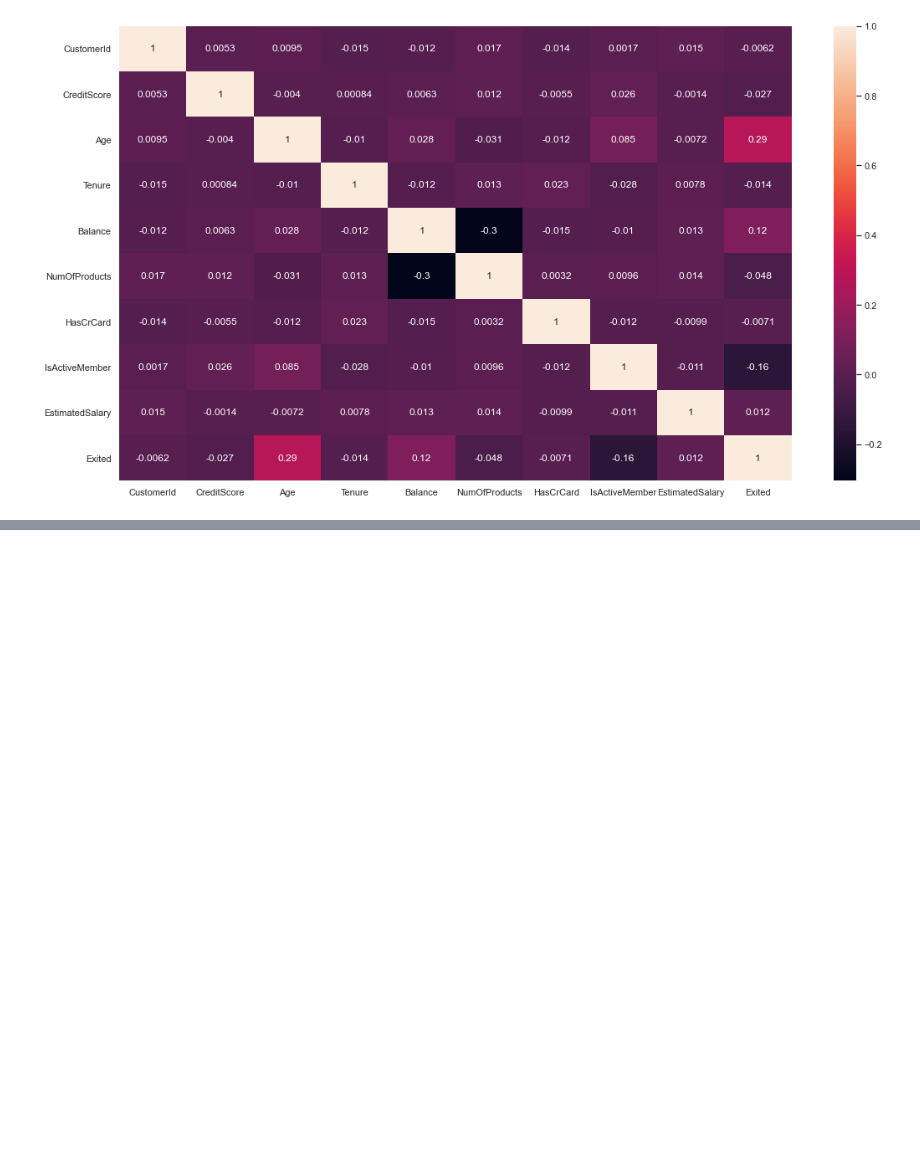
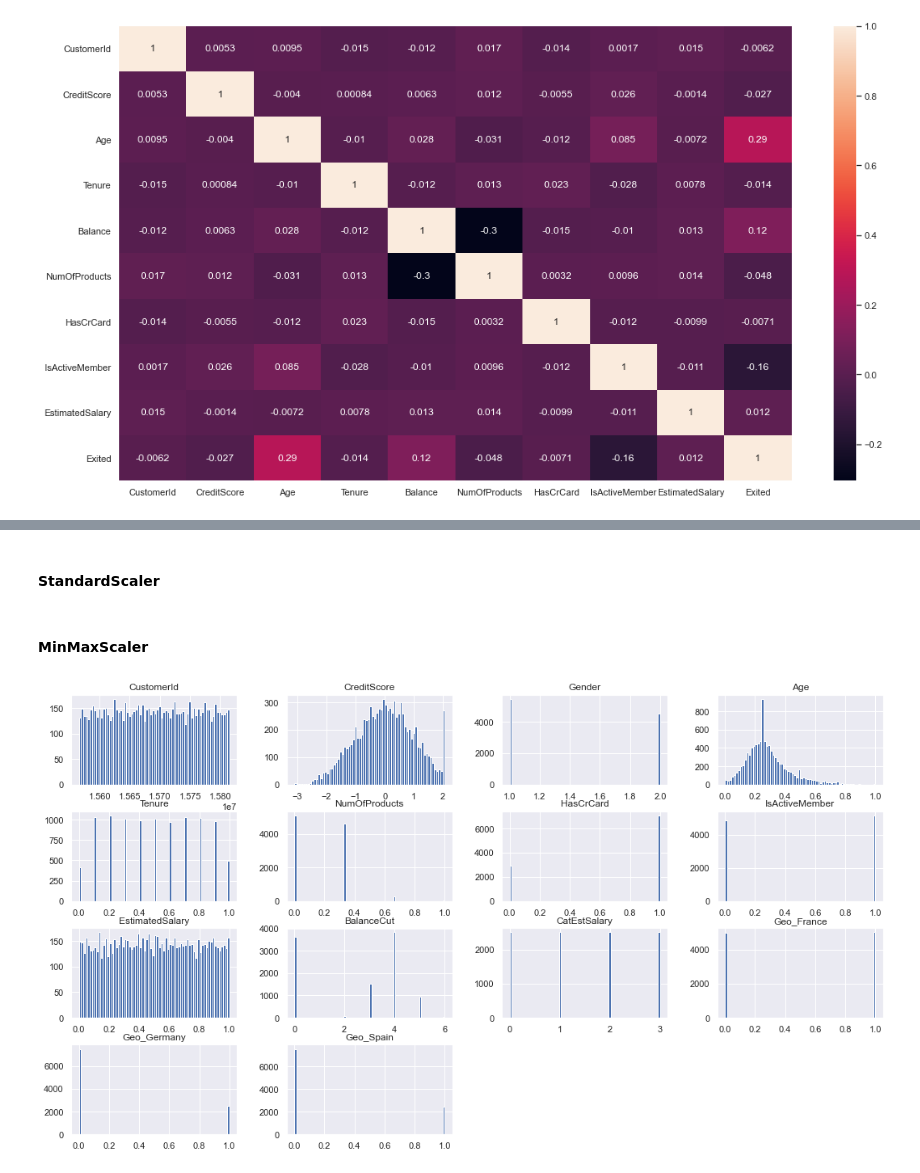
Before and after one commit to felipedmnq/churn-prediction, a Jupyter notebook: notebooks/C1_churn.ipynb, the cells around one changed output, grey strips where cells are left out. Cells and saved outputs as stored; diff of their text form; code cells hidden in the pictures; blank space fills up the shorter version.

```diff
--- a/notebooks/C1_churn.ipynb
+++ b/notebooks/C1_churn.ipynb
@@ -601,0 +613,28 @@ df4['CatEstSalary'] = encoder.fit_transform(np.array(df4['CatEstSalary']).reshap
+# %% [markdown]
+#### StandardScaler
+# %%
+# Credit Score - distribution close to a normal.
+
+ss = StandardScaler()
+
+df4['CreditScore'] = ss.fit_transform(df4[['CreditScore']].values)
+# %% [markdown]
+#### MinMaxScaler
+# %%
+mms = MinMaxScaler()
+
+# Age
+df4['Age'] = mms.fit_transform(df4[['Age']].values)
+
+# Tenure
+df4['Tenure'] = mms.fit_transform(df4[['Tenure']].values)
+
+# Estimated Salary
+df4['EstimatedSalary'] = mms.fit_transform(df4[['EstimatedSalary']].values)
+
+# Num of products
+df4['NumOfProducts'] = mms.fit_transform(df4[['NumOfProducts']].values)
+# %%
+df4.hist(bins=70);
+# %% [output]
+[figure, added]
```
Also changed, not shown: parts of 11 cells of this notebook, 1 other file.
